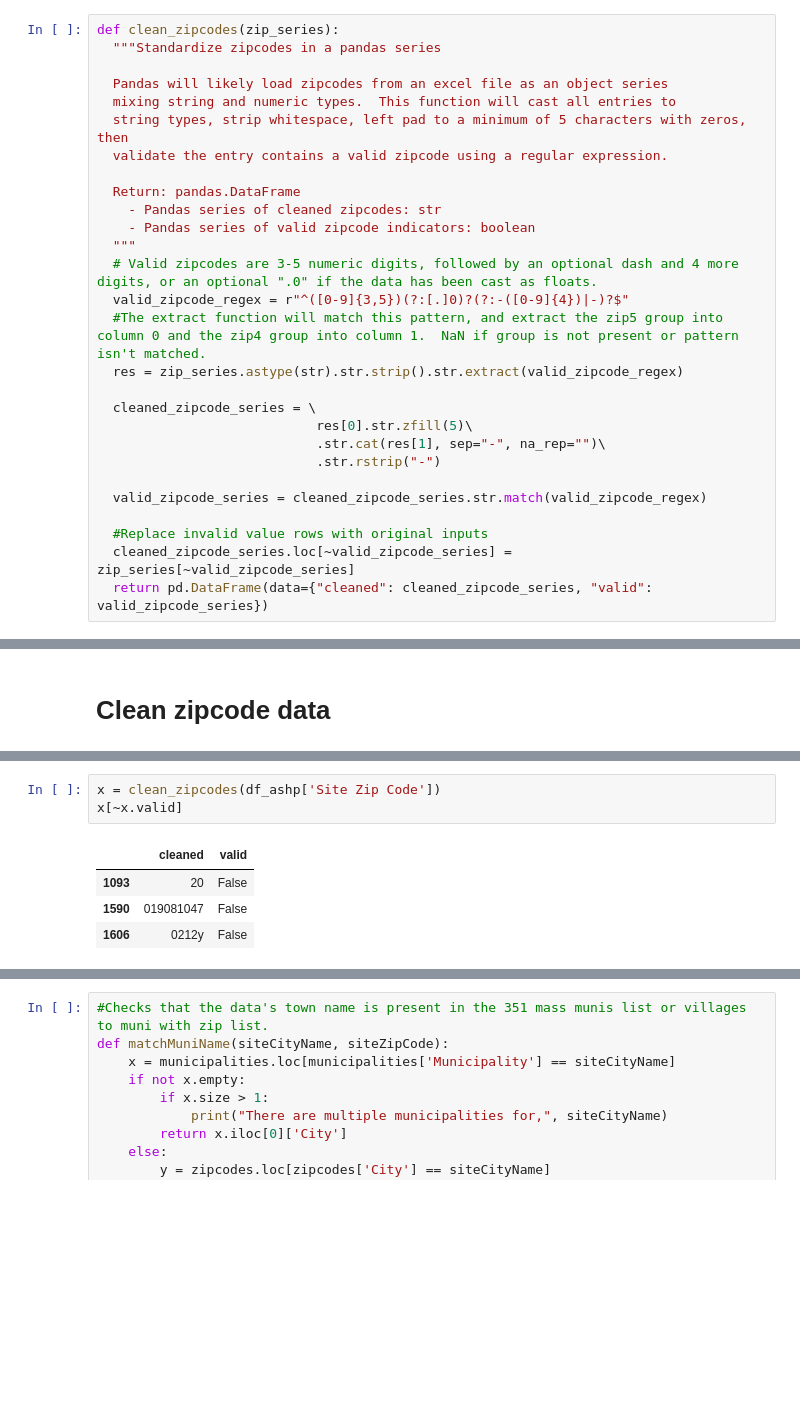
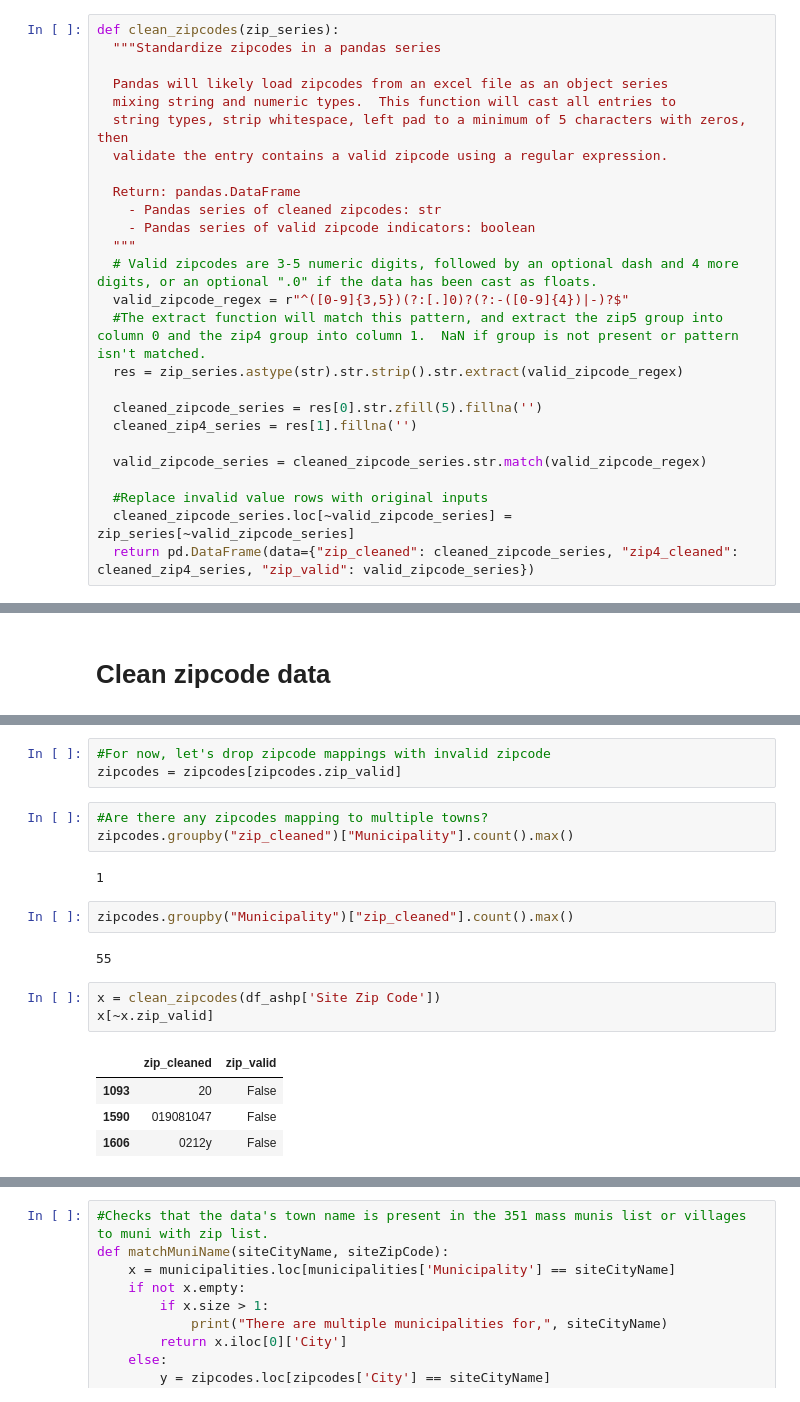
Before and after one commit to massenergize/rad, a Jupyter notebook: merge-data.ipynb, the cells around one changed output, grey strips where cells are left out. Saved outputs shown, nothing was run; the diff lists cells and outputs as text; blank space fills up the shorter version.

```diff
--- a/merge-data.ipynb
+++ b/merge-data.ipynb
@@ -216,16 +218,14 @@ def clean_zipcodes(zip_series):
   #The extract function will match this pattern, and extract the zip5 group into column 0 and the zip4 group into column 1.  NaN if group is not present or pattern isn't matched.
   res = zip_series.astype(str).str.strip().str.extract(valid_zipcode_regex)
 
-  cleaned_zipcode_series = \
-                            res[0].str.zfill(5)\
-                            .str.cat(res[1], sep="-", na_rep="")\
-                            .str.rstrip("-")
+  cleaned_zipcode_series = res[0].str.zfill(5).fillna('')
+  cleaned_zip4_series = res[1].fillna('')
 
   valid_zipcode_series = cleaned_zipcode_series.str.match(valid_zipcode_regex)
 
   #Replace invalid value rows with original inputs
   cleaned_zipcode_series.loc[~valid_zipcode_series] = zip_series[~valid_zipcode_series]
-  return pd.DataFrame(data={"cleaned": cleaned_zipcode_series, "valid": valid_zipcode_series})
+  return pd.DataFrame(data={"zip_cleaned": cleaned_zipcode_series, "zip4_cleaned": cleaned_zip4_series, "zip_valid": valid_zipcode_series})
 # %%
 z_df = clean_zipcodes(pathalogical_test_case)
 # %%
@@ -271,8 +298,20 @@ df_pv.head()
+# %%
+#For now, let's drop zipcode mappings with invalid zipcode
+zipcodes = zipcodes[zipcodes.zip_valid]
+# %%
+#Are there any zipcodes mapping to multiple towns?
+zipcodes.groupby("zip_cleaned")["Municipality"].count().max()
+# %% [output]
+1
+# %%
+zipcodes.groupby("Municipality")["zip_cleaned"].count().max()
+# %% [output]
+55
 # %%
 x = clean_zipcodes(df_ashp['Site Zip Code'])
-x[~x.valid]
+x[~x.zip_valid]
 # %% [output]
-|  | cleaned | valid |
+|  | zip_cleaned | zip_valid |
 | 1093 | 20 | False |
 | 1590 | 019081047 | False |
 | 1606 | 0212y | False |
```
Also changed, not shown: parts of 11 cells of this notebook.
